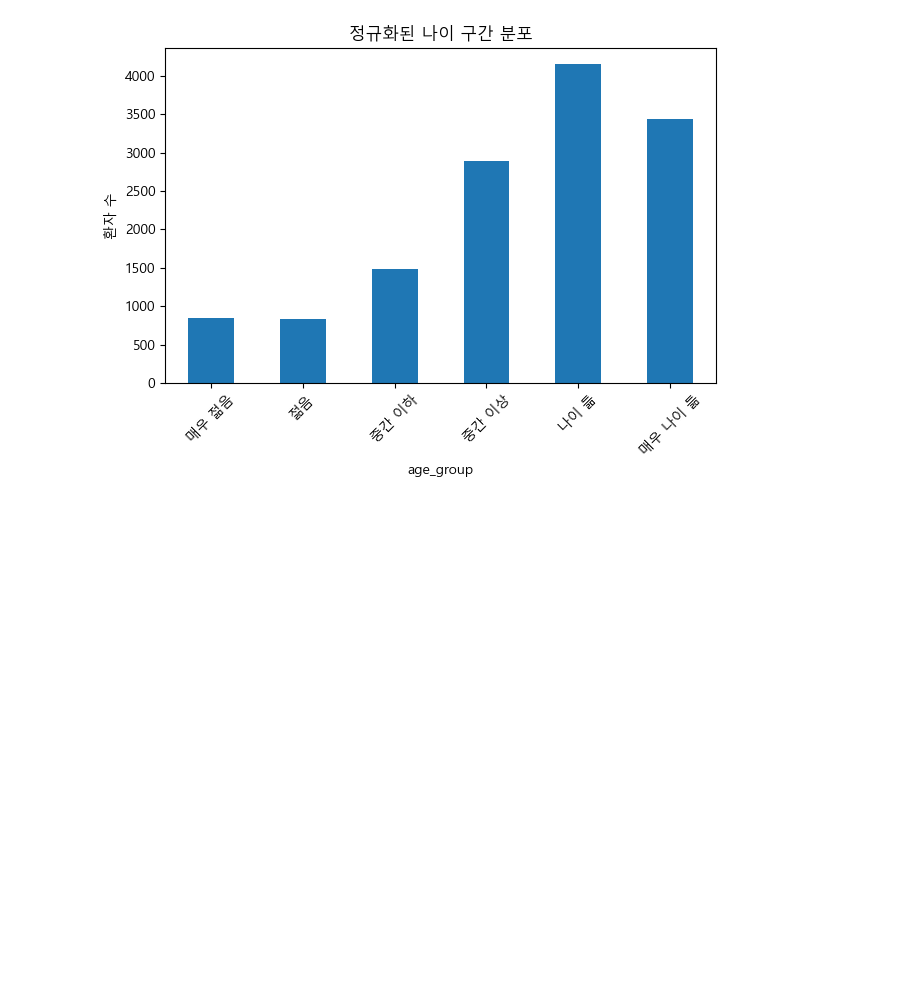
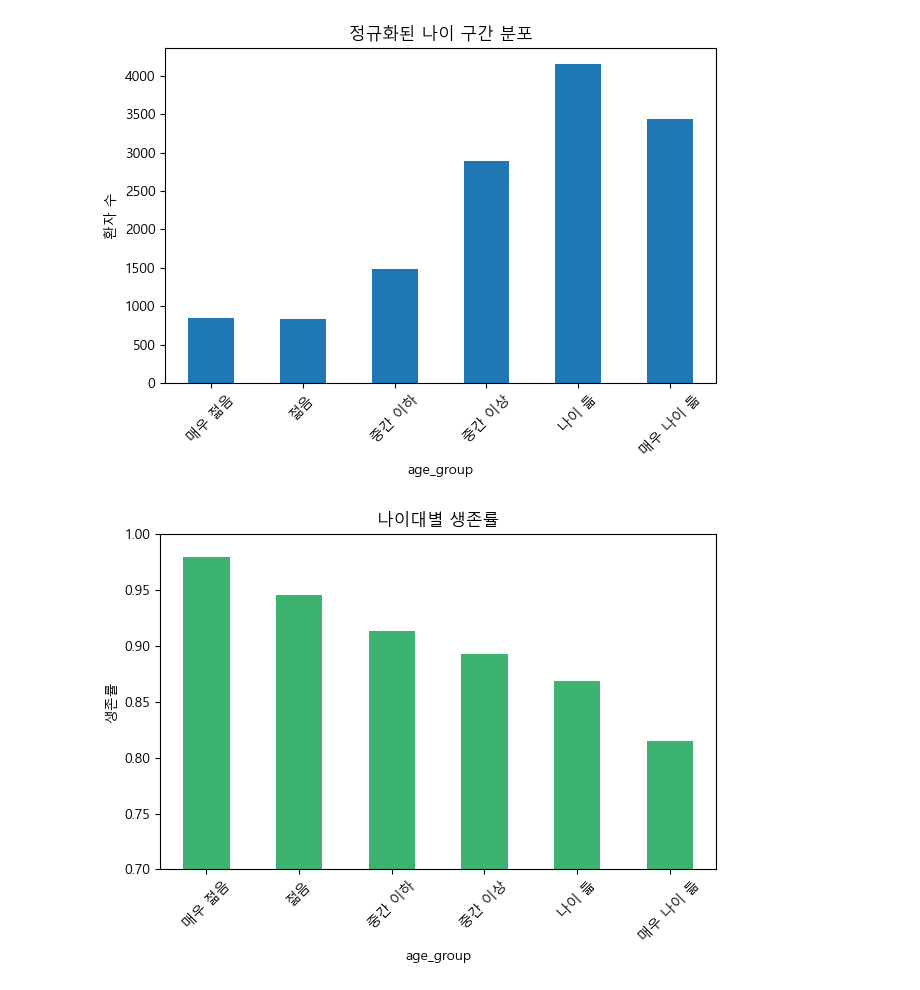
Before and after one commit to BOK-SHIN/deeppatient-unlv-summer, a Jupyter notebook: 3_나이분포확인.ipynb, the cells around one changed output. Saved outputs shown, nothing was run; the diff lists cells and outputs as text; code cells hidden in the pictures; blank space fills up the shorter version.

Commit message:
Update 3_나이분포확인.ipynb
나이대별 생존률 구함

```diff
--- a/3_나이분포확인.ipynb
+++ b/3_나이분포확인.ipynb
@@ -41,3 +41,27 @@ age_group
 매우 나이 듦    3430
 Name: count, dtype: int64
 [figure]
+# %%
+import pandas as pd
+import numpy as np
+import matplotlib.pyplot as plt
+
+# 한글 폰트 설정 (Windows 기준)
+plt.rcParams['font.family'] = 'Malgun Gothic'
+plt.rcParams['axes.unicode_minus'] = False
+
+# 나이 그룹화
+bins = [-np.inf, -1.0, -0.5, 0, 0.5, 1.0, np.inf]
+labels = ['매우 젊음', '젊음', '중간 이하', '중간 이상', '나이 듦', '매우 나이 듦']
+df['age_group'] = pd.cut(df['age'], bins=bins, labels=labels)
+
+# 생존률 계산: 1 - 사망률
+survival_rate = 1 - df.groupby('age_group', observed=True)['outcome'].mean()
+
+# 시각화
+survival_rate.plot(kind='bar', color='mediumseagreen', title='나이대별 생존률', ylabel='생존률', rot=45)
+plt.ylim(0.7, 1)
+plt.tight_layout()
+plt.show()
+# %% [output]
+[figure, added]
```
